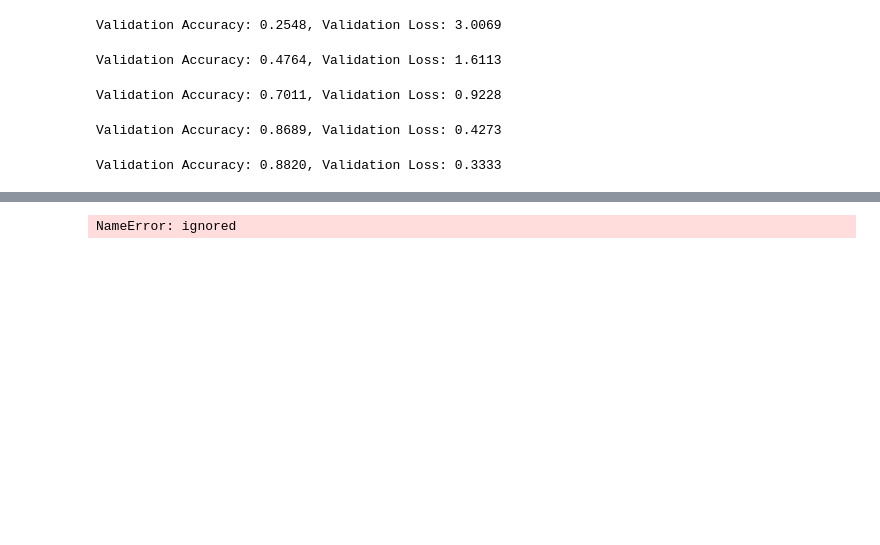
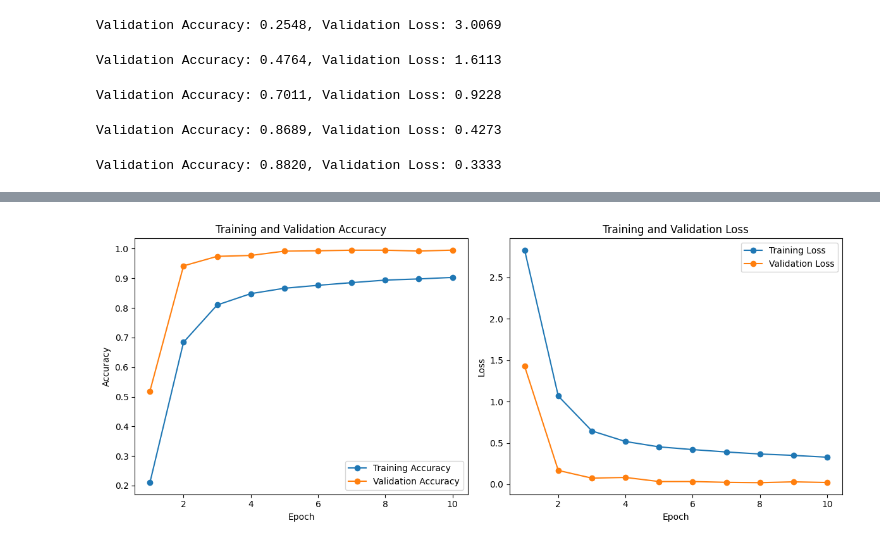
Before and after one commit to shavinkalu23/7318_assignment_2, a Jupyter notebook: 7318_assignment2.ipynb, the cells around one changed output, grey strips where cells are left out. Saved outputs shown, nothing was run; the diff lists cells and outputs as text; code cells hidden in the pictures; blank space fills up the shorter version.

```diff
--- a/7318_assignment2.ipynb
+++ b/7318_assignment2.ipynb
@@ -465,7 +468,7 @@ print(f"Best hyperparameters: {best_params}")
 # %%
 
 # Best Model
-BS = 32
+BS = 16
 EPOCHS = 10
 LEARNING_RATE = 0.001
 MOMENTUM = 0.95
@@ -521,8 +533,8 @@ def plot_metrics(metrics_dict):
     plt.tight_layout()
     plt.show()
 # %%
-plot_metrics(vgg_2_metrics)
+plot_metrics(vgg_final_metrics)
 # %% [output]
-NameError: ignored
+[figure, added]
 # %%
 torch.save(model, '/content/drive/MyDrive/Colab Notebooks/Models/vgg_16_final.pth')
```
Also changed, not shown: parts of 6 cells of this notebook.
